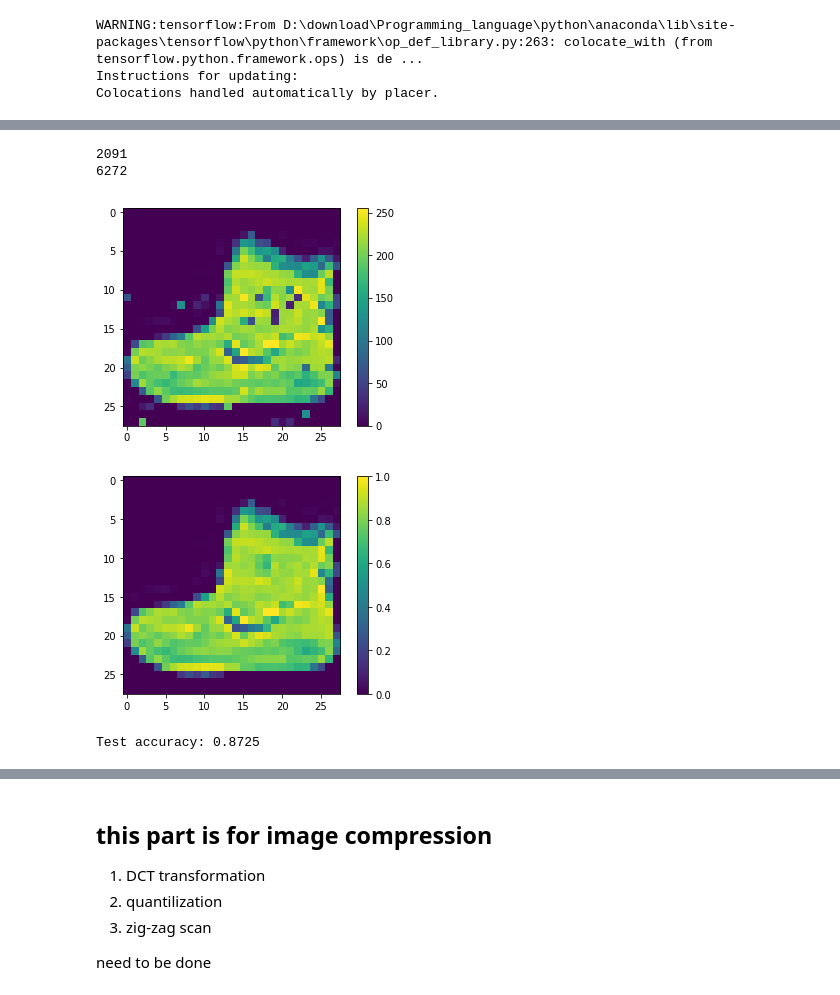
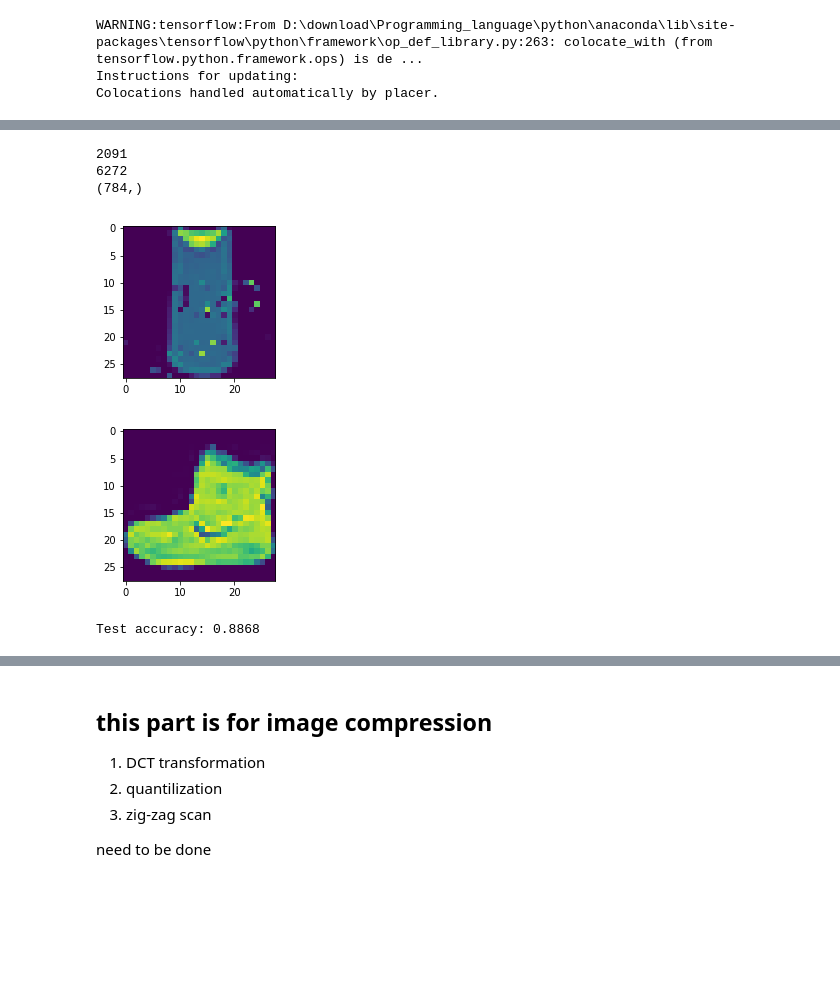
Before and after one commit to 5271-Project/5271_Final_project, a Jupyter notebook: blackBox/black_box_image.ipynb, the cells around one changed output, grey strips where cells are left out. Drawn from its saved outputs; the diff is of its cells as text; code cells hidden in the pictures; blank space fills up the shorter version.

```diff
--- a/blackBox/black_box_image.ipynb
+++ b/blackBox/black_box_image.ipynb
@@ -158,0 +147,19 @@ def augumentAttack(x_train, y_train, size):
+# %%
+from skimage import img_as_ubyte
+def showImg(img):
+    plt.figure()
+    if(len(img.shape) > 2):
+        for i in range(img.shape[0]):
+            I = img[i]
+            plt.subplot(1,img.shape[0]+1,i+1)
+            plt.imshow(I)
+    else:
+        plt.imshow(img)
+    plt.grid(False)
+    plt.show()
+# %%
+def decode(s, shape = (28, 28)):
+    # convert binary to decimals
+    decimals = np.packbits(s);
+    print(decimals.shape)
+    return decimals.reshape((-1, shape[0], shape[1]))
@@ -159,3 +170,4 @@ def augumentAttack(x_train, y_train, size):
 # %%
-x_new, y_new = augumentAttack(x_train, y_train)
+secret_num = 1
+x_new, y_new, secret_length = augumentAttack(x_train, y_train, 2, secret_num)
 # %% [output]
@@ -164,7 +180,7 @@ TypeError: augumentAttack() missing 1 required positional argument: 'size'
 test_model = keras.Sequential([
     keras.layers.Flatten(input_shape=(28, 28)),
     keras.layers.Dense(128, activation = 'relu'),
-    keras.layers.Dense(10, activation='softmax')
+    keras.layers.Dense(20, activation='softmax')
 ])
 
 test_model.compile(
@@ -175,6 +191,6 @@ test_model.compile(
 
 test_model.fit(x_new,
          y_new,
-         batch_size=64,
-         epochs=10)
+         batch_size=128,
+         epochs=20)
 # %% [output]
@@ -201,27 +214,31 @@ Epoch 10/10
 <keras.callbacks.History at 0x...>
 # %%
+x_mal = genMal(secret_length)
+max_bit_size = math.floor(math.log(len(class_names), 2))
 y_pred = np.argmax(test_model.predict(x_mal), axis = 1)
 
 print(len(y_pred))
 
-strv = labelToBit(y_pred, max_bit_size)[:6272]
+strv = labelToBit(y_pred, max_bit_size)[:secret_num*6272]
 
 print(len(strv))
 test_s = str2bin(strv)
 ds = decode(test_s)
 showImg(ds)
 # %% [output]
 2091
 6272
+(784,)
-[figure, old version]
+[figure, new version]
 # %%
-showImg(secret_image)
+secret_img = x_train[0:secret_num]
+showImg(secret_img)
 
 test_loss, test_acc = test_model.evaluate(x_test, y_test, verbose=2)
 print('\nTest accuracy:', test_acc)
 # %% [output]
-[figure, old version]
+[figure, new version]
-Test accuracy: 0.8725
+Test accuracy: 0.8868
 # %%
 model.compile(
     optimizer = 'adam',
```
Also changed, not shown: parts of 11 cells of this notebook.
